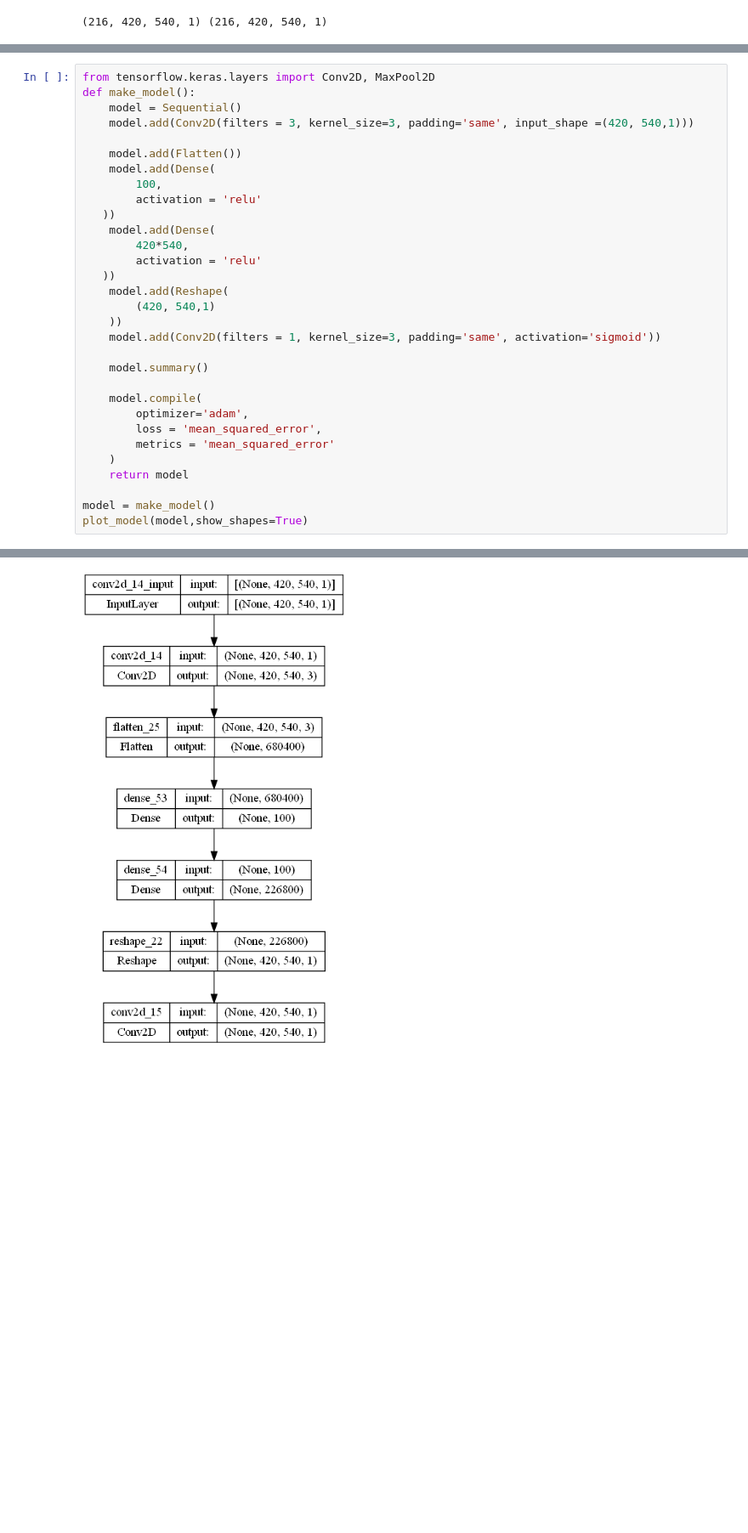
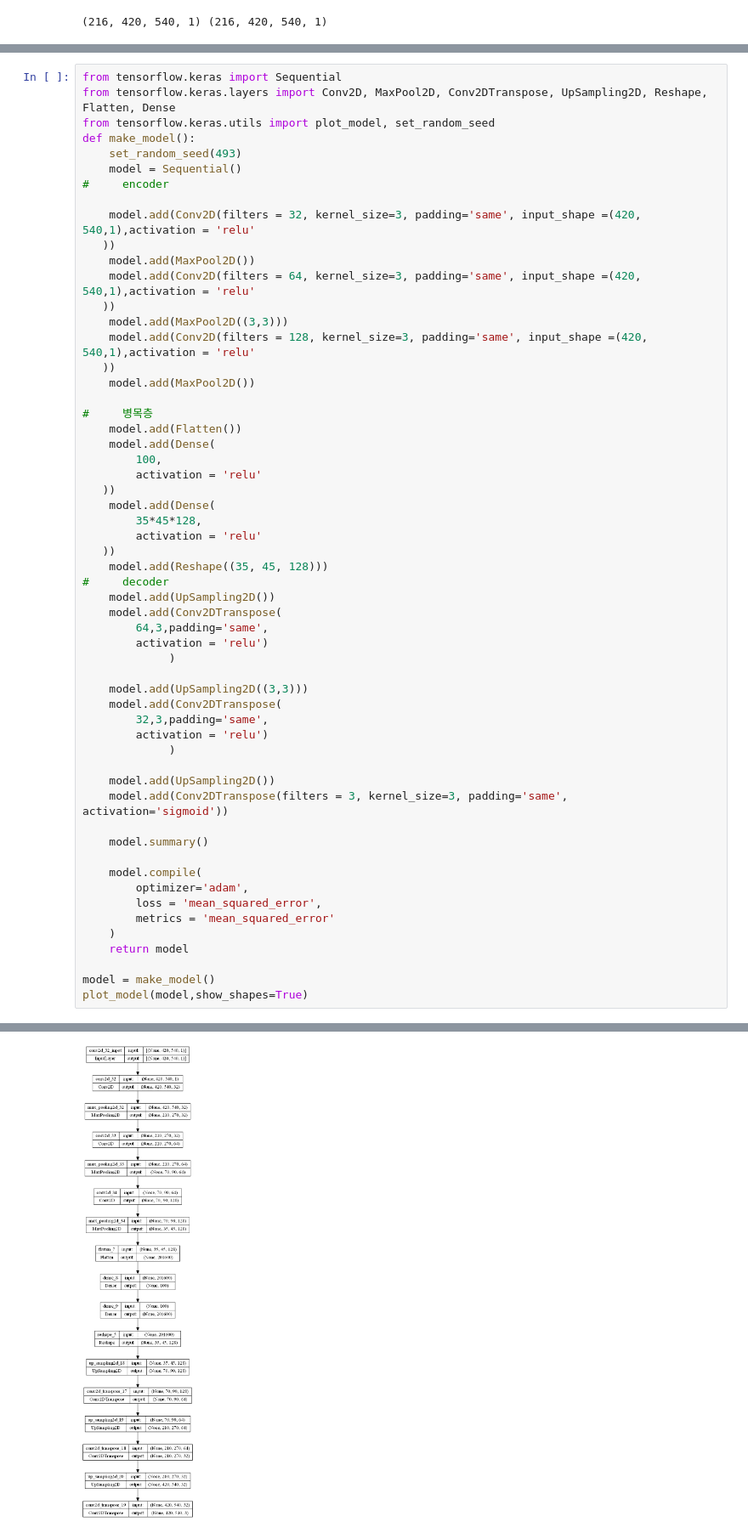
Before and after one commit to blueberrysmoooothie/programing_Practice, a Jupyter notebook: deep_learning/day4_hw2.ipynb, the cells around one changed output, grey strips where cells are left out. Shown at 85% size. Drawn from its saved outputs; the diff is of its cells as text; blank space fills up the shorter version.

```diff
--- a/deep_learning/day4_hw2.ipynb
+++ b/deep_learning/day4_hw2.ipynb
@@ -48,24 +50,50 @@ plt.show()
 [figure]
 [figure]
 # %%
-from tensorflow.keras.layers import Conv2D, MaxPool2D
+from tensorflow.keras import Sequential
+from tensorflow.keras.layers import Conv2D, MaxPool2D, Conv2DTranspose, UpSampling2D, Reshape, Flatten, Dense
+from tensorflow.keras.utils import plot_model, set_random_seed
 def make_model():
+    set_random_seed(493)
     model = Sequential()
-    model.add(Conv2D(filters = 3, kernel_size=3, padding='same', input_shape =(420, 540,1)))
+#     encoder
 
+    model.add(Conv2D(filters = 32, kernel_size=3, padding='same', input_shape =(420, 540,1),activation = 'relu'
+   ))
+    model.add(MaxPool2D())
+    model.add(Conv2D(filters = 64, kernel_size=3, padding='same', input_shape =(420, 540,1),activation = 'relu'
+   ))
+    model.add(MaxPool2D((3,3)))
+    model.add(Conv2D(filters = 128, kernel_size=3, padding='same', input_shape =(420, 540,1),activation = 'relu'
+   ))
+    model.add(MaxPool2D())
+
+#     병목층
     model.add(Flatten())
     model.add(Dense(
         100,
         activation = 'relu'
    ))
     model.add(Dense(
-        420*540,
+        35*45*128,
         activation = 'relu'
    ))
-    model.add(Reshape(
-        (420, 540,1)
-    ))
-    model.add(Conv2D(filters = 1, kernel_size=3, padding='same', activation='sigmoid'))
+    model.add(Reshape((35, 45, 128)))
+#     decoder
+    model.add(UpSampling2D())
+    model.add(Conv2DTranspose(
+        64,3,padding='same',
+        activation = 'relu')
+             )
+
+    model.add(UpSampling2D((3,3)))
+    model.add(Conv2DTranspose(
+        32,3,padding='same',
+        activation = 'relu')
+             )
+
+    model.add(UpSampling2D())
+    model.add(Conv2DTranspose(filters = 3, kernel_size=3, padding='same', activation='sigmoid'))
 
     model.summary()
 
@@ -97,4 +125,4 @@ Trainable params: 90,946,940
 Non-trainable params: 0
 _________________________________________________________________
-[figure, old version]
+[figure, new version]
 # %%
```
Also changed, not shown: parts of 11 cells of this notebook, 7 other files.
